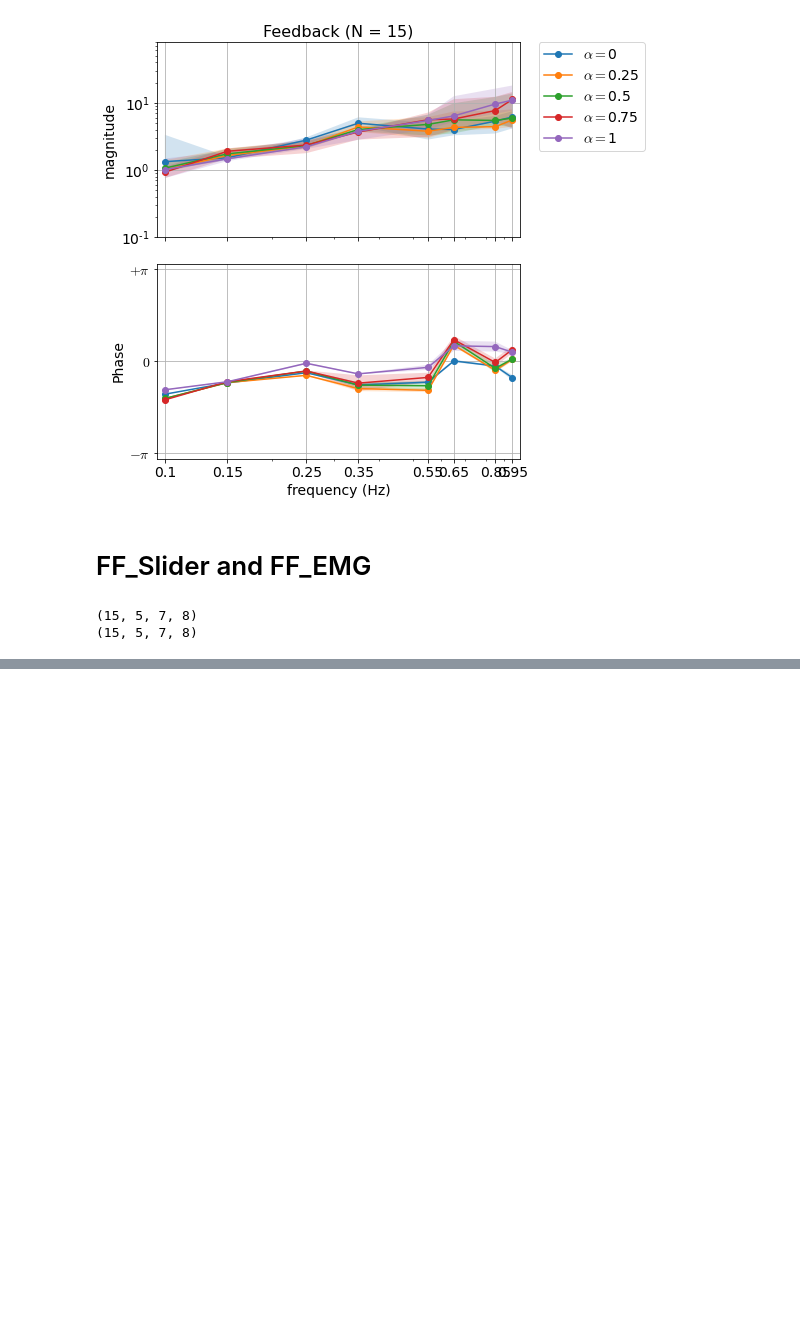
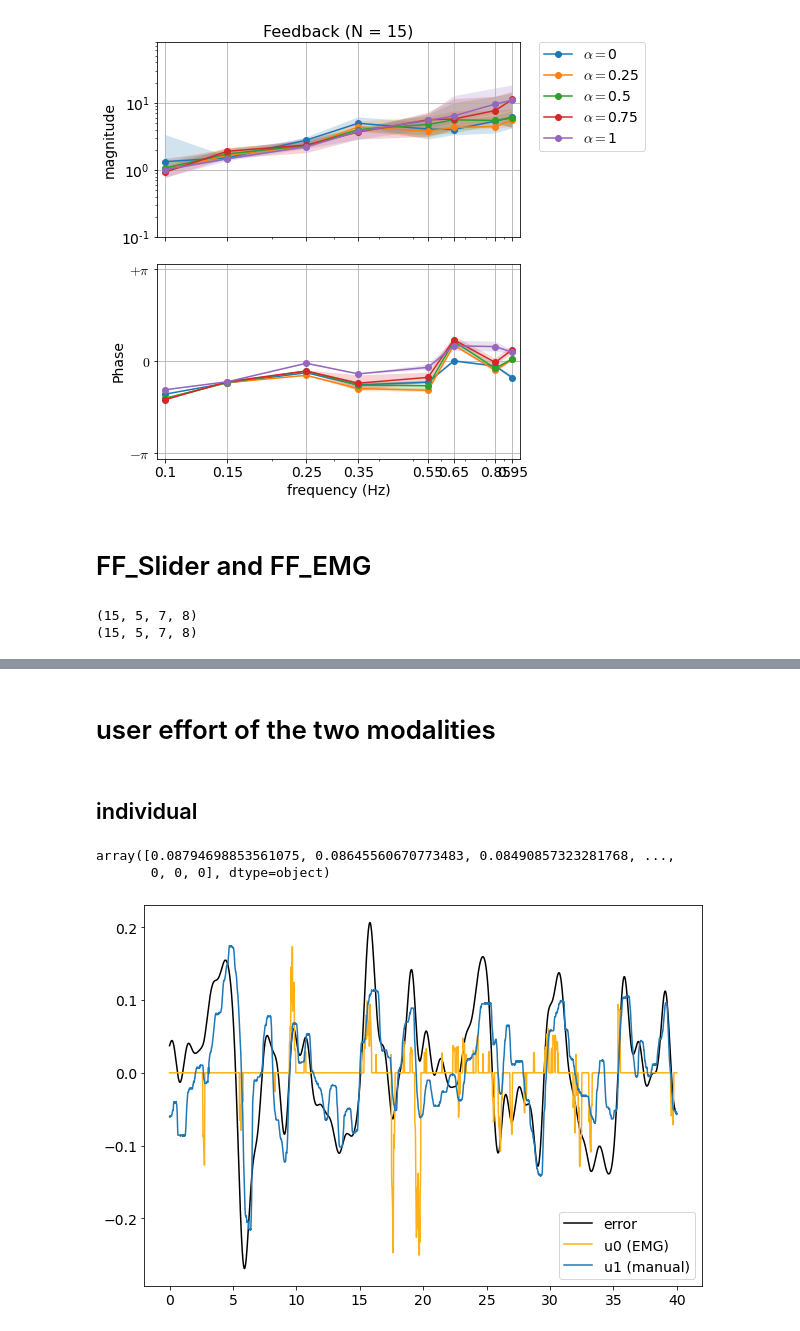
Before and after one commit to sburden-group/sensorimotor_fusion, a Jupyter notebook: analysis/Multimodal paper/20241211_multimodal_analysis.ipynb, the cells around one changed output, grey strips where cells are left out. Cells and saved outputs as stored; diff of their text form; code cells hidden in the pictures; blank space fills up the shorter version.

Commit message:
new analysis on individual strategies

```diff
--- a/analysis/Multimodal paper/20241211_multimodal_analysis.ipynb
+++ b/analysis/Multimodal paper/20241211_multimodal_analysis.ipynb
@@ -401,0 +494,18 @@ for cond in range(condition_num):
+# %% [markdown]
+# user effort of the two modalities
+# %% [markdown]
+## individual
+# %%
+sub = 5
+cond = 2
+trial = -5
+# %%
+trial_error = rs[sub,cond,trial,:]-ys[sub,cond,trial,:]
+E = np.fft.fft(trial_error)/N
+
+r_future = np.zeros_like(rs[sub,cond,trial,:])
+r_future[:-30] = rs[sub,cond,trial,30:] # 0.5sec *60 Hz
+r_future
+# %% [output]
+array([0.08794698853561075, 0.08645560670773483, 0.08490857323281768, ...,
+       0, 0, 0], dtype=object)
@@ -401,0 +515,12 @@ for cond in range(condition_num):
+# %%
+fig,ax = plt.subplots(sharex=True,figsize=(10,7))
+ax.plot(t,rs[sub,cond,trial,:]-ys[sub,cond,trial,:],label = 'error',color = 'black')
+# ax.plot(t,r_future-ys[sub,cond,trial,:],label = 'error, future',color = 'black')
+# ax.plot(t,rs[sub,cond,trial,:],label = 'r',color = 'red')
+# ax.plot(t,ys[sub,cond,trial,:],label = 'y',color = 'purple')
+ax.plot(t,u0s[sub,cond,trial,:],label = 'u0 (EMG)',color = colors['GOLD'])
+ax.plot(t,u1s[sub,cond,trial,:],label = 'u1 (manual)',color = colors['BLUE'])
+ax.legend()
+plt.show()
+# %% [output]
+[figure, added]
```
Also changed, not shown: parts of 36 cells of this notebook, 2 other files.
